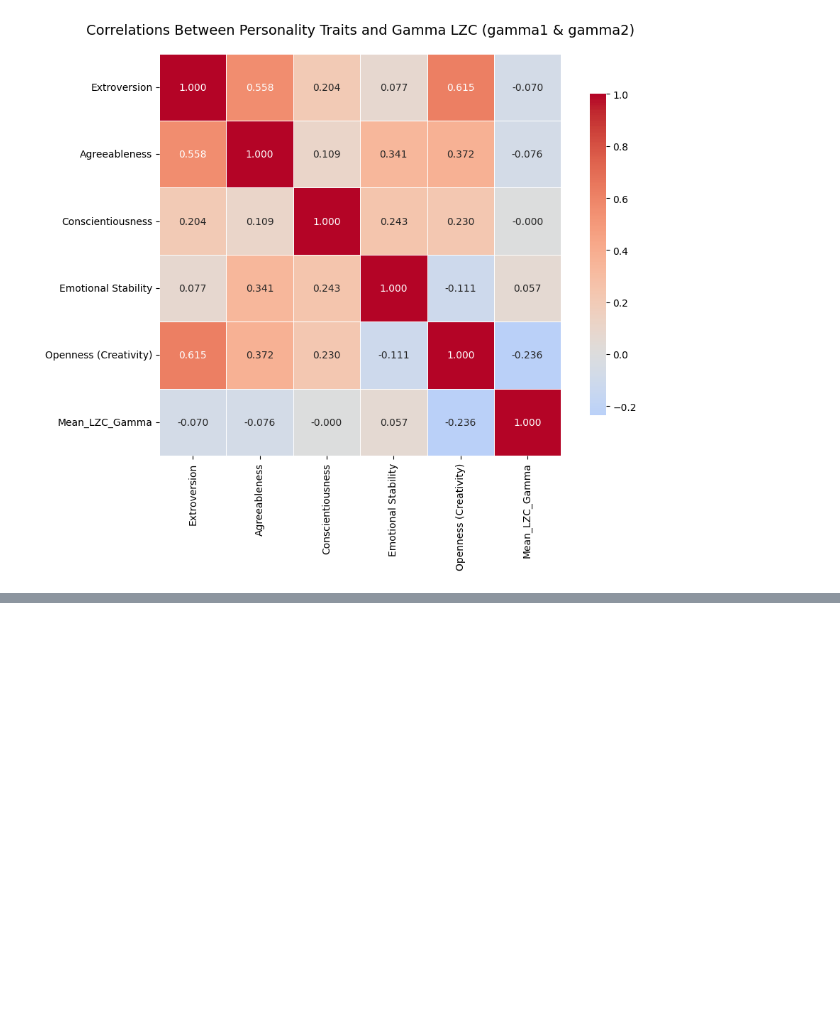
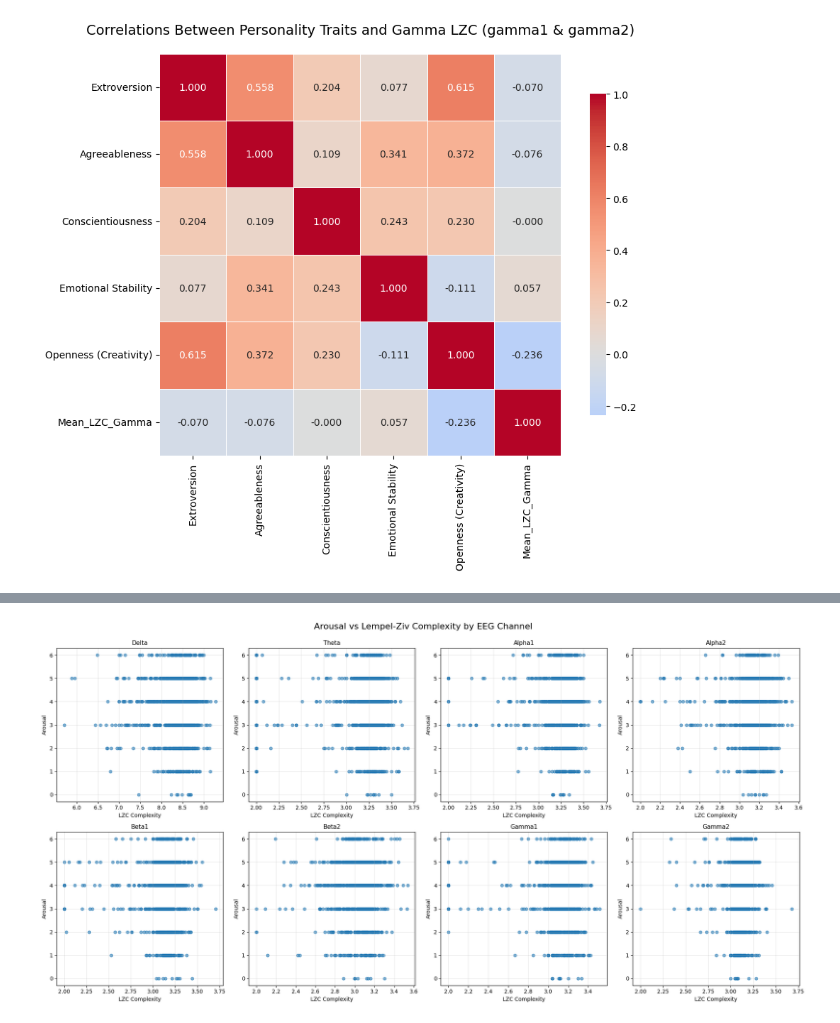
Before and after one commit to deybelman/EEG_Analysis_Project, a Jupyter notebook: analysis.ipynb, the cells around one changed output, grey strips where cells are left out. Cells and saved outputs as stored; diff of their text form; code cells hidden in the pictures; blank space fills up the shorter version.

```diff
--- a/analysis.ipynb
+++ b/analysis.ipynb
@@ -1064,0 +1325,8 @@ KeyError: 'Subject ID'
+# %%
+# Load Arousal.csv
+# First column as row indices, first row as column labels
+arousal_df = pd.read_csv('Arousal.csv', index_col=0, header=0)
+
+arousal_df = arousal_df.T
+
+arousal_df
@@ -1064,0 +1398,57 @@ KeyError: 'Subject ID'
+# %%
+# Create scatter plots for Arousal vs LZC for all 8 channels
+# 8 plots total: one for each channel
+
+# Get the channels list
+channels = ["delta", "theta", "alpha1", "alpha2", "beta1", "beta2", "gamma1", "gamma2"]
+
+# Create figure with subplots: 2 rows × 4 columns (8 channels)
+fig, axes = plt.subplots(2, 4, figsize=(20, 10))
+fig.suptitle('Arousal vs Lempel-Ziv Complexity by EEG Channel', fontsize=16, y=0.995)
+
+# Flatten axes for easier indexing
+axes_flat = axes.flatten()
+
+# For each channel
+for channel_idx, channel_name in enumerate(channels):
+    # Extract data for Arousal
+    lzc_vals = []
+    arousal_vals = []
+
+    # Iterate through all trials (participant × video combinations)
+    for participant in lzc_filtered_df_1_to_36.index:
+        for video_id in lzc_filtered_df_1_to_36.columns:
+            # Get LZC array for this trial
+            lzc_array = lzc_filtered_df_1_to_36.at[participant, video_id]
+
+            # Skip if None
+            if lzc_array is None:
+                continue
+
+            # Get LZC value for this channel
+            if isinstance(lzc_array, np.ndarray) and len(lzc_array) > channel_idx:
+                lzc_val = lzc_array[channel_idx]
+
+                # Skip if NaN
+                if np.isnan(lzc_val):
+                    continue
+
+                # Get corresponding arousal value from arousal_filtered_df
+                if participant in arousal_filtered_df.index and video_id in arousal_filtered_df.columns:
+                    arousal_val = arousal_filtered_df.at[participant, video_id]
+                    if not np.isnan(arousal_val):
+                        lzc_vals.append(lzc_val)
+                        arousal_vals.append(arousal_val)
+
+    # Plot Arousal vs LZC for this channel
+    ax = axes_flat[channel_idx]
+    ax.scatter(lzc_vals, arousal_vals, alpha=0.6, s=30)
+    ax.set_xlabel('LZC Complexity', fontsize=10)
+    ax.set_ylabel('Arousal', fontsize=10)
+    ax.set_title(f'{channel_name.capitalize()}', fontsize=11)
+    ax.grid(True, alpha=0.3)
+
+plt.tight_layout()
+plt.show()
+# %% [output]
+[figure, added]
```
Also changed, not shown: parts of 21 cells of this notebook, 2 other files.
